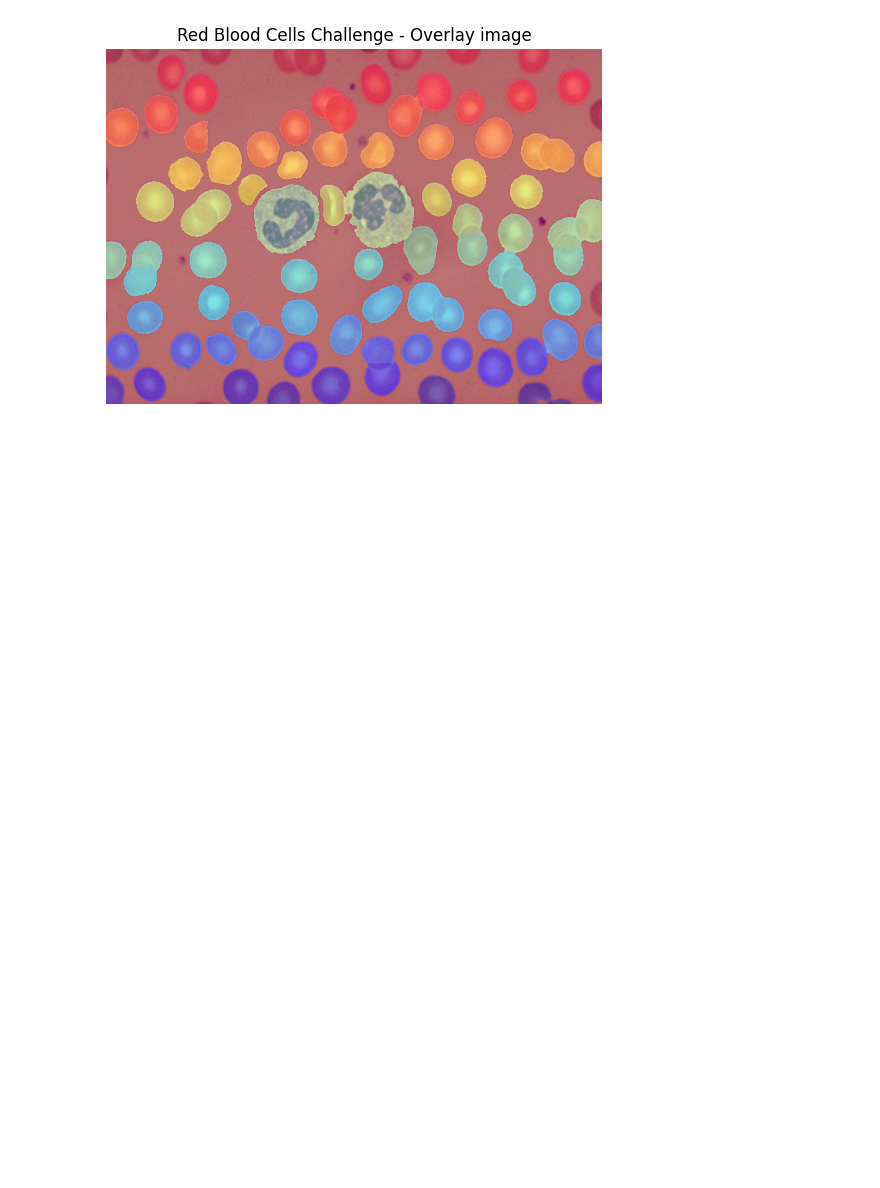
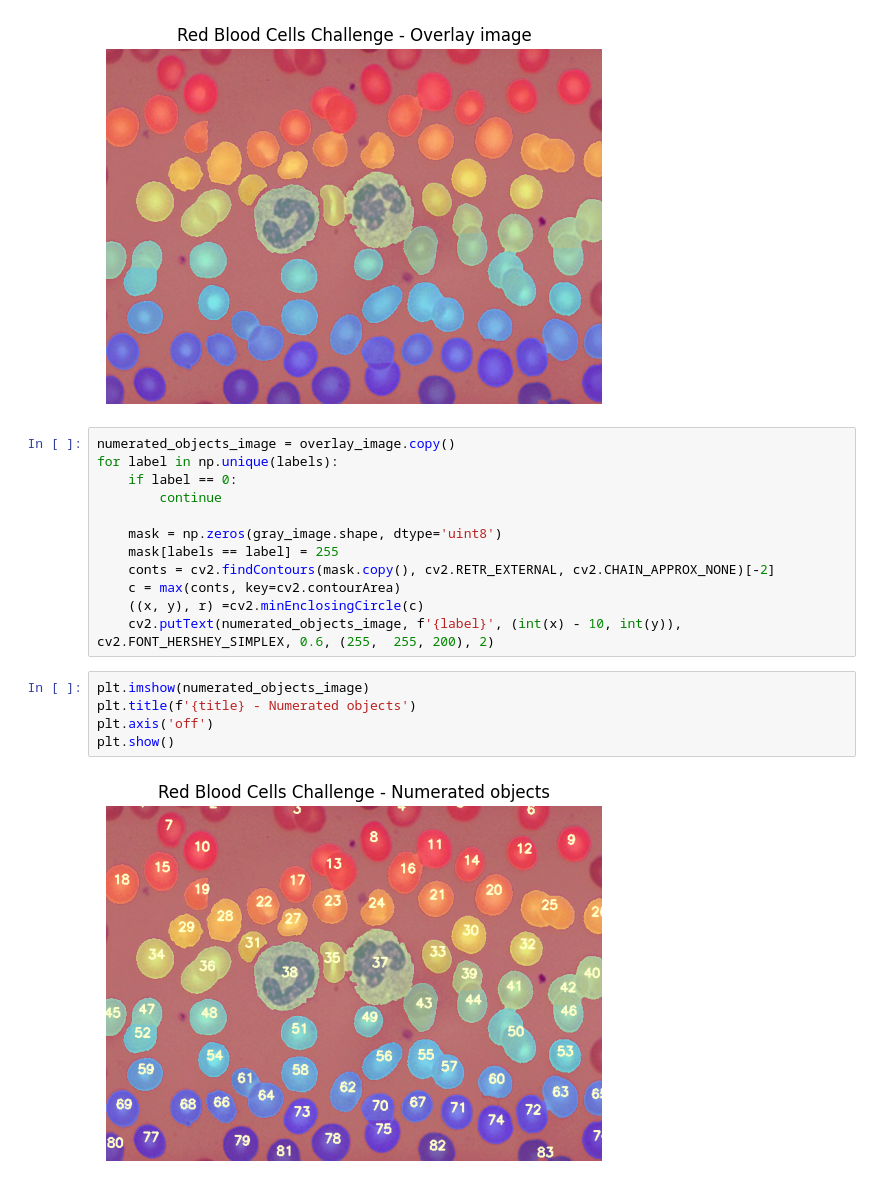
Before and after one commit to Rogerio-Chaves/Image-Segmentation, a Jupyter notebook: 001_Classical_Techniques/005_Watershed_Segmentation/003_Watershed_RBC-Challenge.ipynb, the cells around one changed output. Cells and saved outputs as stored; diff of their text form; blank space fills up the shorter version.

Commit message:
The rbc challenge file (watershed segmentation) has updated (enumerated objects image example).

```diff
--- a/001_Classical_Techniques/005_Watershed_Segmentation/003_Watershed_RBC-Challenge.ipynb
+++ b/001_Classical_Techniques/005_Watershed_Segmentation/003_Watershed_RBC-Challenge.ipynb
@@ -141,3 +141,22 @@ plt.axis('off')
 plt.show()
 # %% [output]
 [figure]
+# %%
+numerated_objects_image = overlay_image.copy()
+for label in np.unique(labels):
+    if label == 0:
+        continue
+
+    mask = np.zeros(gray_image.shape, dtype='uint8')
+    mask[labels == label] = 255
+    conts = cv2.findContours(mask.copy(), cv2.RETR_EXTERNAL, cv2.CHAIN_APPROX_NONE)[-2]
+    c = max(conts, key=cv2.contourArea)
+    ((x, y), r) =cv2.minEnclosingCircle(c)
+    cv2.putText(numerated_objects_image, f'{label}', (int(x) - 10, int(y)), cv2.FONT_HERSHEY_SIMPLEX, 0.6, (255,  255, 200), 2)
+# %%
+plt.imshow(numerated_objects_image)
+plt.title(f'{title} - Numerated objects')
+plt.axis('off')
+plt.show()
+# %% [output]
+[figure, added]
```
